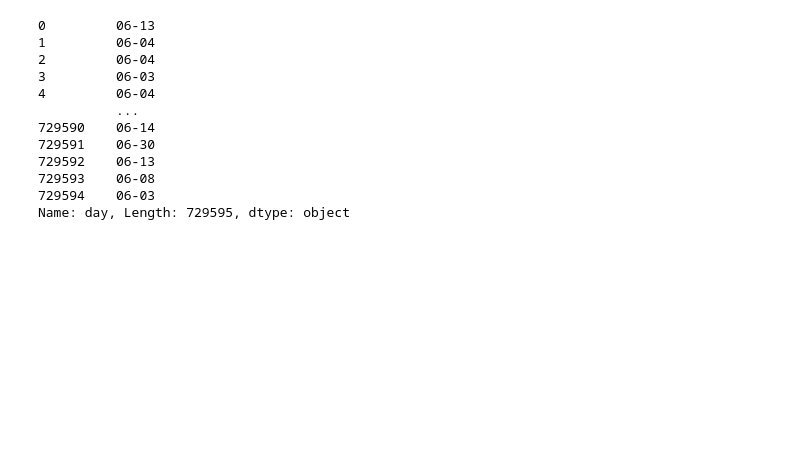
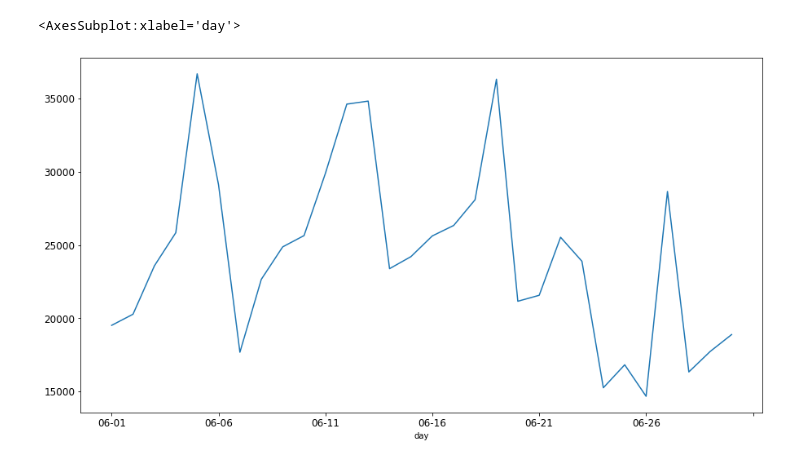
Before and after one commit to funkbaer/ML-For-Beginners, a Jupyter notebook: 7-TimeSeries/1-Introduction/working/dataset_visualization.ipynb, the cells around one changed output. Drawn from its saved outputs; the diff is of its cells as text; code cells hidden in the pictures; blank space fills up the shorter version.

Commit message:
Current Task: 7-2 ARIMA - wrong column size

```diff
--- a/7-TimeSeries/1-Introduction/working/dataset_visualization.ipynb
+++ b/7-TimeSeries/1-Introduction/working/dataset_visualization.ipynb
@@ -24,18 +24,12 @@ cyclist_df.head()
 # add date column containing only the day of the rides for each ride
 cyclist_df['started_at'] = pd.to_datetime(cyclist_df['started_at'], format='%Y-%m-%d %H:%M:%S')
 cyclist_df['day'] = cyclist_df['started_at'].dt.strftime('%m-%d')
-# %%
-cyclist_df['day']
-# %% [output]
-0         06-13
-1         06-04
-2         06-04
-3         06-03
-4         06-04
-          ...
-729590    06-14
-729591    06-30
-729592    06-13
-729593    06-08
-729594    06-03
-Name: day, Length: 729595, dtype: object
+# %%
+cyclist_df['day']
+
+tmp = cyclist_df.groupby('day').size()
+# %%
+tmp.plot(figsize=(15,8), fontsize=12)
+# %% [output]
+<AxesSubplot:xlabel='day'>
+[figure, added]
```
Also changed, not shown: parts of 8 cells of this notebook, 2 other files.
